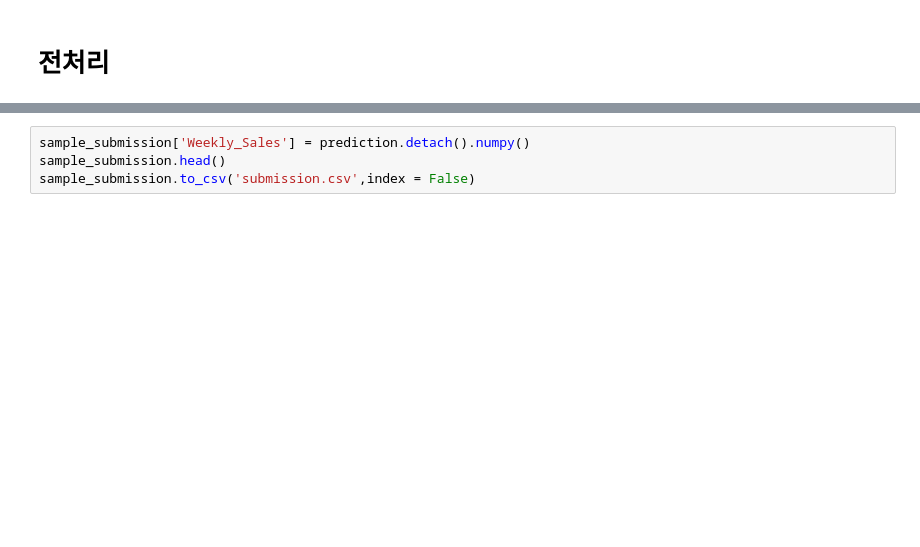
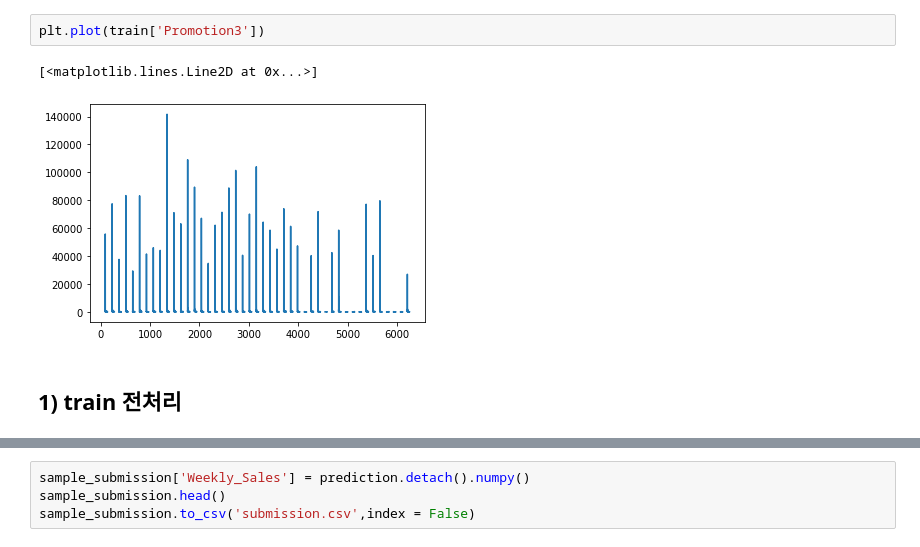
Before and after one commit to jodog0412/Competitions, a Jupyter notebook: SHOPPING_REGRESSION.ipynb, the cells around one changed output, grey strips where cells are left out. Saved outputs shown, nothing was run; the diff lists cells and outputs as text; blank space fills up the shorter version.

```diff
--- a/SHOPPING_REGRESSION.ipynb
+++ b/SHOPPING_REGRESSION.ipynb
@@ -25,2 +54,7 @@ sample_submission = pd.read_csv('./dataset/sample_submission.csv')
+# %%
+plt.plot(train['Promotion3'])
+# %% [output]
+[<matplotlib.lines.Line2D at 0x...>]
+[figure, added]
 # %% [markdown]
-# 전처리
+## 1) train 전처리
```
Also changed, not shown: parts of 20 cells of this notebook.
